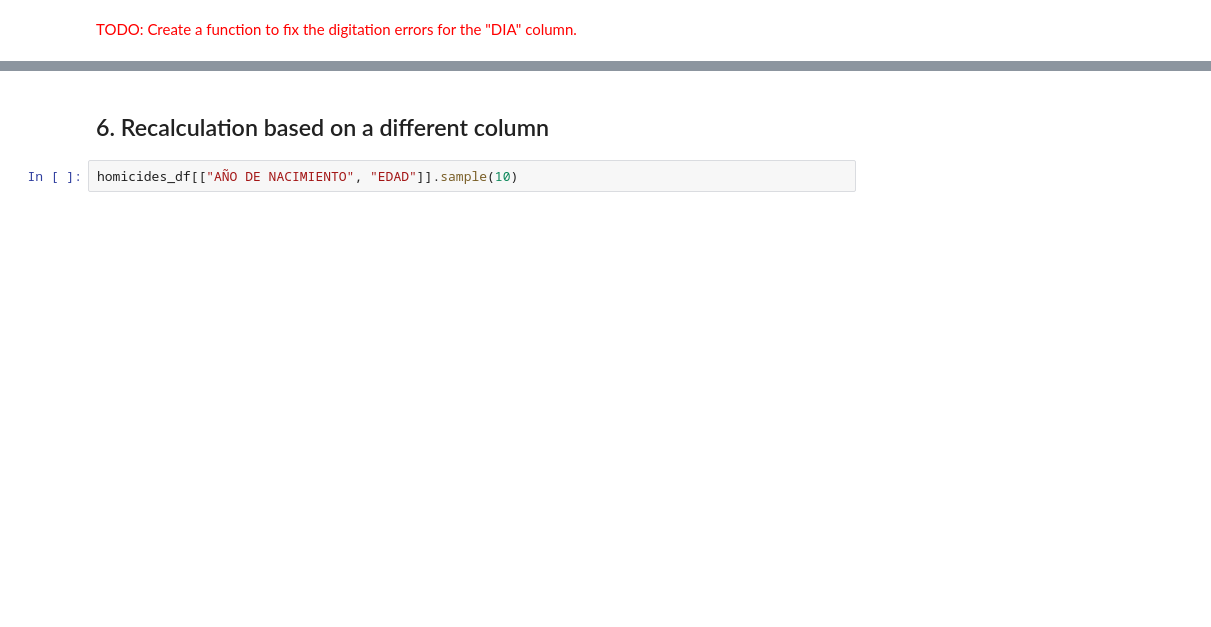
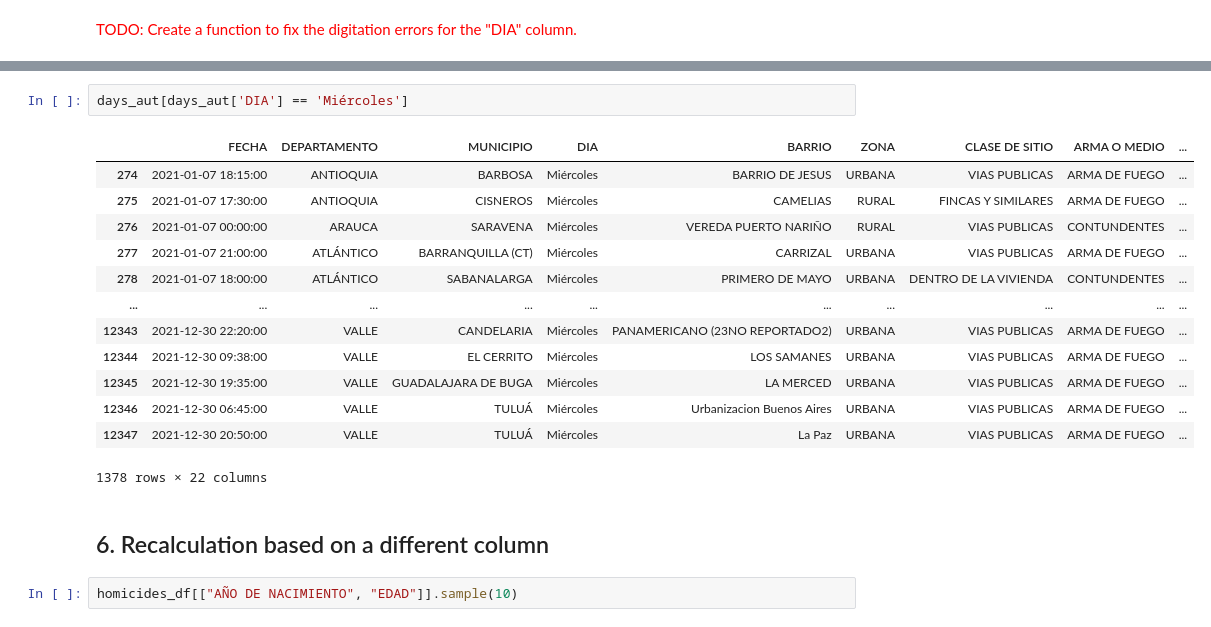
Before and after one commit to ingoscargiraldor/ingoscargiraldor, a Jupyter notebook: data-quality-tutorial.ipynb, the cells around one changed output, grey strips where cells are left out. Cells and saved outputs as stored; diff of their text form; blank space fills up the shorter version.

```diff
--- a/data-quality-tutorial.ipynb
+++ b/data-quality-tutorial.ipynb
@@ -343,3 +399,19 @@ array(['Jueves', 'Juees', 'Jueces', 'juves', 'Juevrs', 'Viernes',
+# %%
+days_aut[days_aut['DIA'] == 'Miércoles']
+# %% [output]
+|  | FECHA | DEPARTAMENTO | MUNICIPIO | DIA | BARRIO | ZONA | CLASE DE SITIO | ARMA O MEDIO | ... |
+| 274 | 2021-01-07 18:15:00 | ANTIOQUIA | BARBOSA | Miércoles | BARRIO DE JESUS | URBANA | VIAS PUBLICAS | ARMA DE FUEGO | ... |
+| 275 | 2021-01-07 17:30:00 | ANTIOQUIA | CISNEROS | Miércoles | CAMELIAS | RURAL | FINCAS Y SIMILARES | ARMA DE FUEGO | ... |
+| 276 | 2021-01-07 00:00:00 | ARAUCA | SARAVENA | Miércoles | VEREDA PUERTO NARIÑO | RURAL | VIAS PUBLICAS | CONTUNDENTES | ... |
+| 277 | 2021-01-07 21:00:00 | ATLÁNTICO | BARRANQUILLA (CT) | Miércoles | CARRIZAL | URBANA | VIAS PUBLICAS | ARMA DE FUEGO | ... |
+| 278 | 2021-01-07 18:00:00 | ATLÁNTICO | SABANALARGA | Miércoles | PRIMERO DE MAYO | URBANA | DENTRO DE LA VIVIENDA | CONTUNDENTES | ... |
+| ... | ... | ... | ... | ... | ... | ... | ... | ... | ... |
+| 12343 | 2021-12-30 22:20:00 | VALLE | CANDELARIA | Miércoles | PANAMERICANO (23NO REPORTADO2) | URBANA | VIAS PUBLICAS | ARMA DE FUEGO | ... |
+| 12344 | 2021-12-30 09:38:00 | VALLE | EL CERRITO | Miércoles | LOS SAMANES | URBANA | VIAS PUBLICAS | ARMA DE FUEGO | ... |
+| 12345 | 2021-12-30 19:35:00 | VALLE | GUADALAJARA DE BUGA | Miércoles | LA MERCED | URBANA | VIAS PUBLICAS | ARMA DE FUEGO | ... |
+| 12346 | 2021-12-30 06:45:00 | VALLE | TULUÁ | Miércoles | Urbanizacion Buenos Aires | URBANA | VIAS PUBLICAS | ARMA DE FUEGO | ... |
+| 12347 | 2021-12-30 20:50:00 | VALLE | TULUÁ | Miércoles | La Paz | URBANA | VIAS PUBLICAS | ARMA DE FUEGO | ... |
+1378 rows × 22 columns
 # %% [markdown]
 ## 6. Recalculation based on a different column
 # %%
```
Also changed, not shown: parts of 19 cells of this notebook.
